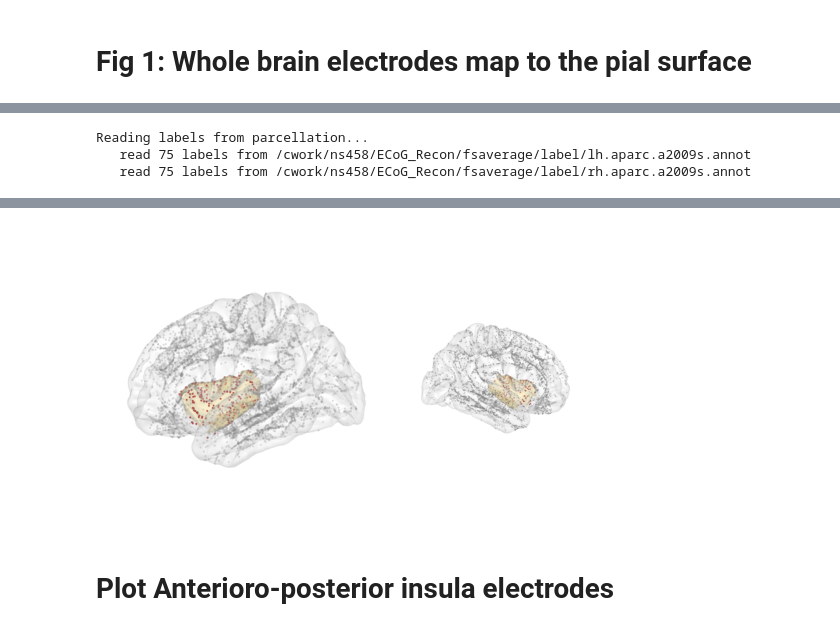
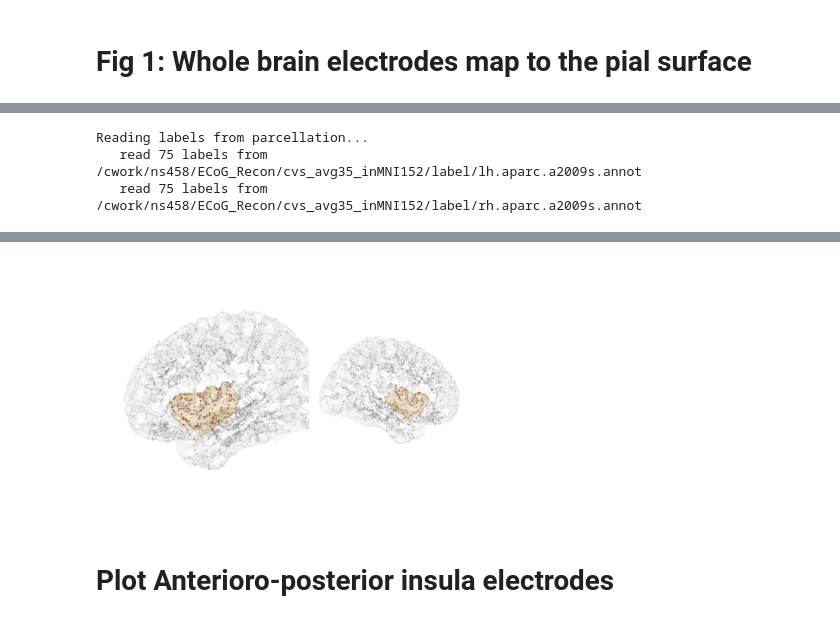
Before and after one commit to shinanlin/insula, a Jupyter notebook: viz/fig1.ipynb, the cells around one changed output, grey strips where cells are left out. Cells and saved outputs as stored; diff of their text form; code cells hidden in the pictures.

```diff
--- a/viz/fig1.ipynb
+++ b/viz/fig1.ipynb
@@ -62,7 +62,7 @@ stats_paths.extend(
     BIDSPath(
         root=f'../results/{t}({ref})',
         datatype='HGA',
-        suffix='coord',
+        suffix='time',  # 注意这里改成 'time'
         check=False,
     ).match()
     for t in task
@@ -77,6 +77,7 @@ for path in tqdm(stats_paths):
 
 coords = pd.concat(coords)
 
+coords
 # rename INS to 'Insula'
 coords.loc[coords.roi == 'INS', 'roi'] = 'Insula'
 
@@ -99,4 +100,5 @@ coords.head()
 # %%
+# cvs_avg35_inMNI152 visualization - coordinates already in MNI space from package_HGA.py
 coords_unique = coords.drop_duplicates(subset=['channel'])
 
 import numpy as np
@@ -106,32 +108,42 @@ from mne.viz import Brain
 from scipy.spatial import cKDTree
 
 labels = mne.read_labels_from_annot(
-    subject='fsaverage', parc='aparc.a2009s',
+    subject='cvs_avg35_inMNI152', parc='aparc.a2009s',
+    surf_name='pial',
     hemi='both', subjects_dir=recon_dir
 )
 
 lh_brain = Brain(
-    "fsaverage", subjects_dir=recon_dir, surf="pial",
+    "cvs_avg35_inMNI152", subjects_dir=recon_dir, surf="pial",
     hemi="lh", background="white", show=False,
-    cortex=(0.9, 0.9, 0.9), alpha=0.2, size=(600*cm, 600*cm)
+    cortex=(0.9, 0.9, 0.9), alpha=0.1, size=(600*cm, 600*cm)
 )
 rh_brain = Brain(
-    "fsaverage", subjects_dir=recon_dir, surf="pial",
+    "cvs_avg35_inMNI152", subjects_dir=recon_dir, surf="pial",
     hemi="rh", background="white", show=False,
-    cortex=(0.9, 0.9, 0.9), alpha=0.2, size=(600*cm, 600*cm)
+    cortex=(0.9, 0.9, 0.9), alpha=0.1, size=(600*cm, 600*cm)
 )
 
-cord = coords_unique[['x', 'y', 'z']].values
+# Coordinates are already in cvs_avg35_inMNI152 space (transformed in package_HGA.py)
+cord_fsavg = coords_unique[['x', 'y', 'z']].values
 insula_mask = coords_unique['roi'].eq('Insula').values
+
+# 计算 fsaverage 和 cvs_avg35_inMNI152 之间的平移向量
+fsavg_lh_surf, _ = mne.read_surface(f"{recon_dir}/fsaverage/surf/lh.pial")
+cvs_lh_surf, _ = mne.read_surface(f"{recon_dir}/cvs_avg35_inMNI152/surf/lh.pial")
+translation = cvs_lh_surf.mean(axis=0) - fsavg_lh_surf.mean(axis=0)
+
+# # 应用平移
+cord = cord_fsavg + translation
 
 mask_lh = cord[:, 0] < 0
 mask_rh = cord[:, 0] > 0
 
-lh_pial_path = f"{recon_dir}/fsaverage/surf/lh.pial"
+lh_pial_path = f"{recon_dir}/cvs_avg35_inMNI152/surf/lh.pial"
 lh_coords_pial, _ = mne.read_surface(lh_pial_path)
 lh_tree = cKDTree(lh_coords_pial)
 
-rh_pial_path = f"{recon_dir}/fsaverage/surf/rh.pial"
+rh_pial_path = f"{recon_dir}/cvs_avg35_inMNI152/surf/rh.pial"
 rh_coords_pial, _ = mne.read_surface(rh_pial_path)
 rh_tree = cKDTree(rh_coords_pial)
 
@@ -247,9 +259,8 @@ rh_brain.close()
 
 fig.savefig('../img/fig1/fig1_all_electrodes_projected.svg', dpi=300, bbox_inches='tight')
 
-plt.tight_layout()
 plt.show()
 # %% [output]
 Reading labels from parcellation...
-   read 75 labels from /cwork/ns458/ECoG_Recon/fsaverage/label/lh.aparc.a2009s.annot
-   read 75 labels from /cwork/ns458/ECoG_Recon/fsaverage/label/rh.aparc.a2009s.annot
+   read 75 labels from /cwork/ns458/ECoG_Recon/cvs_avg35_inMNI152/label/lh.aparc.a2009s.annot
+   read 75 labels from /cwork/ns458/ECoG_Recon/cvs_avg35_inMNI152/label/rh.aparc.a2009s.annot
@@ -273,4 +268,4 @@ libEGL warning: failed to open /dev/dri/card0: Permission denied
-[figure, old version]
+[figure, new version]
 # %% [markdown]
 # Plot Anterioro-posterior insula electrodes
 # %%
```
Also changed, not shown: parts of 23 cells of this notebook, 15 other files.
